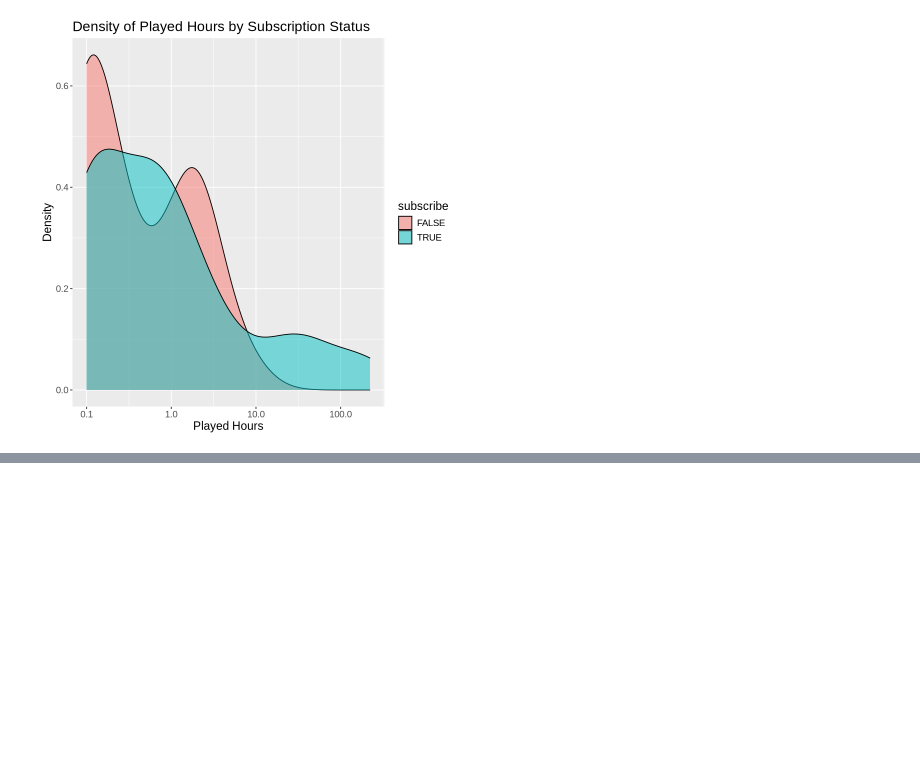
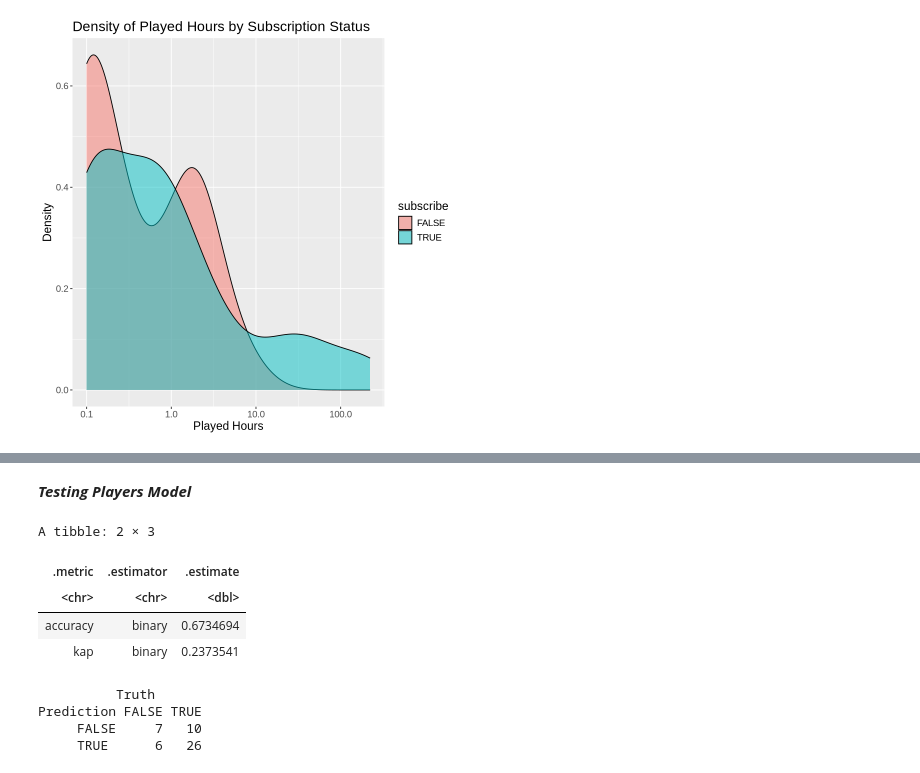
Before and after one commit to g-amadorz/dsci-project, a Jupyter notebook: Players_clean.ipynb, the cells around one changed output, grey strips where cells are left out. Drawn from its saved outputs; the diff is of its cells as text; code cells hidden in the pictures; blank space fills up the shorter version.

```diff
--- a/Players_clean.ipynb
+++ b/Players_clean.ipynb
@@ -102,0 +157,11 @@ Warning message in scale_x_log10():
+# %%
+set.seed(9999)
+tuned_spec <- nearest_neighbor(weight_func = "rectangular", neighbors = 4) |>
+       set_engine("kknn") |>
+       set_mode("classification")
+
+player_fit <- workflow() |>
+             add_recipe(player_recipe) |>
+             add_model(tuned_spec) |>
+            fit(data = player_train)
+player_fit
@@ -102,0 +188,22 @@ Warning message in scale_x_log10():
+# %% [markdown]
+***Testing Players Model***
+# %%
+player_predictions <- predict(player_fit, player_test) |>
+                        bind_cols(player_test)
+
+player_metrics <- player_predictions |> metrics(truth = subscribe, estimate = .pred_class)
+
+player_conf_mat <- player_predictions |>
+                        conf_mat(truth = subscribe, estimate = .pred_class)
+player_metrics
+player_conf_mat
+# %% [output]
+A tibble: 2 × 3
+| .metric | .estimator | .estimate |
+| <chr> | <chr> | <dbl> |
+| accuracy | binary | 0.6734694 |
+| kap | binary | 0.2373541 |
+          Truth
+Prediction FALSE TRUE
+     FALSE     7   10
+     TRUE      6   26
```
Also changed, not shown: parts of 8 cells of this notebook.
